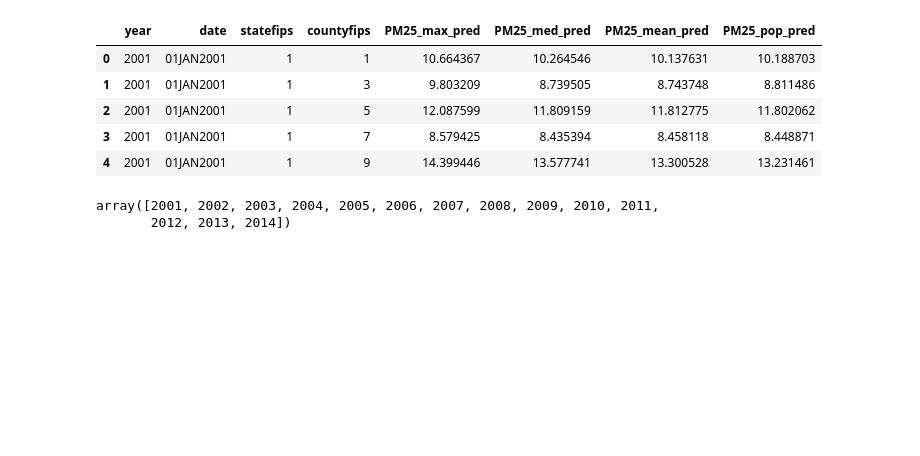
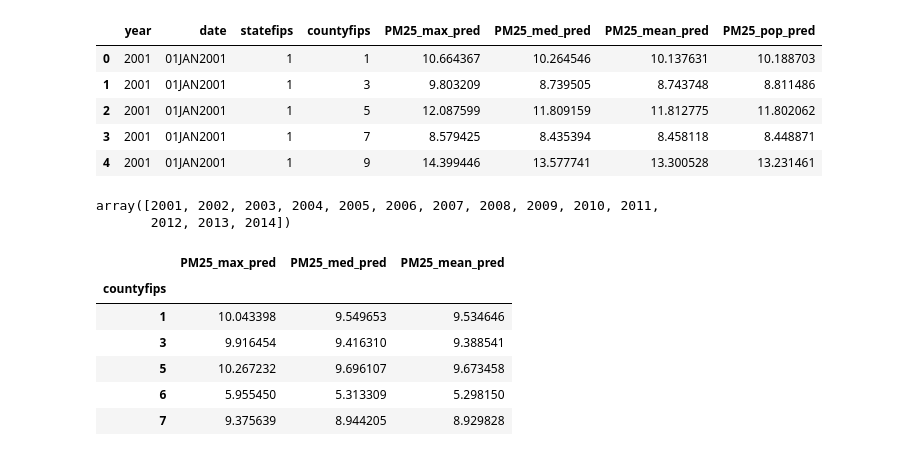
Before and after one commit to cbeckler/eco_cancer_incidence_rates, a Jupyter notebook: PM_ETL.ipynb, the cells around one changed output. Drawn from its saved outputs; the diff is of its cells as text; code cells hidden in the pictures; blank space fills up the shorter version.

```diff
--- a/PM_ETL.ipynb
+++ b/PM_ETL.ipynb
@@ -93,3 +93,15 @@ pm_df.year.unique()
 # %% [output]
 array([2001, 2002, 2003, 2004, 2005, 2006, 2007, 2008, 2009, 2010, 2011,
        2012, 2013, 2014])
+# %%
+pm_agg = pm_df.groupby('countyfips').agg({'PM25_max_pred':'mean', 'PM25_med_pred':'mean', 'PM25_mean_pred':'mean'})
+
+pm_agg.head()
+# %% [output]
+|  | PM25_max_pred | PM25_med_pred | PM25_mean_pred |
+| countyfips |  |  |  |
+| 1 | 10.043398 | 9.549653 | 9.534646 |
+| 3 | 9.916454 | 9.416310 | 9.388541 |
+| 5 | 10.267232 | 9.696107 | 9.673458 |
+| 6 | 5.955450 | 5.313309 | 5.298150 |
+| 7 | 9.375639 | 8.944205 | 8.929828 |
```
